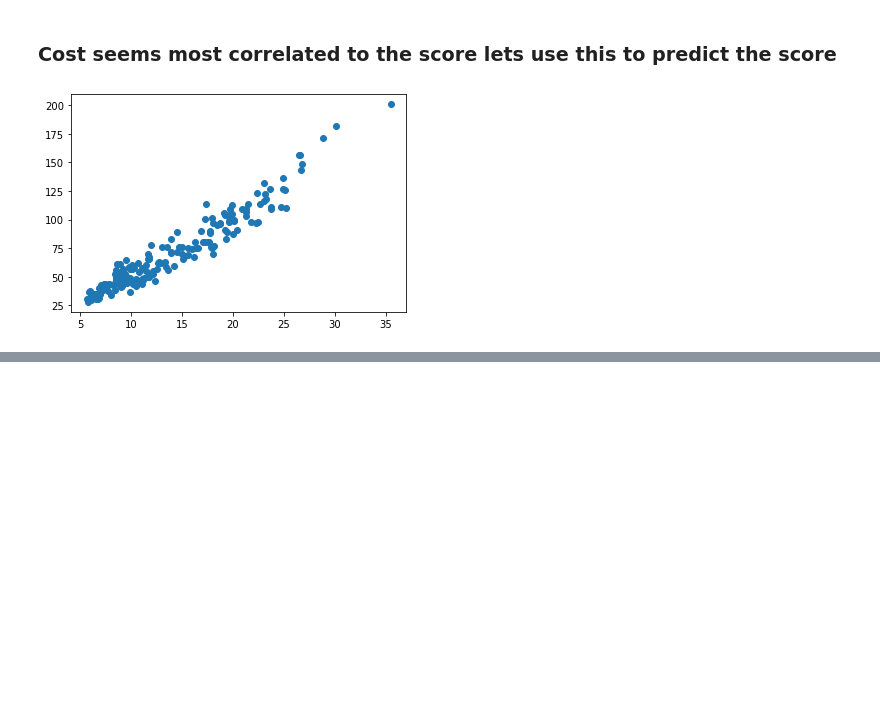
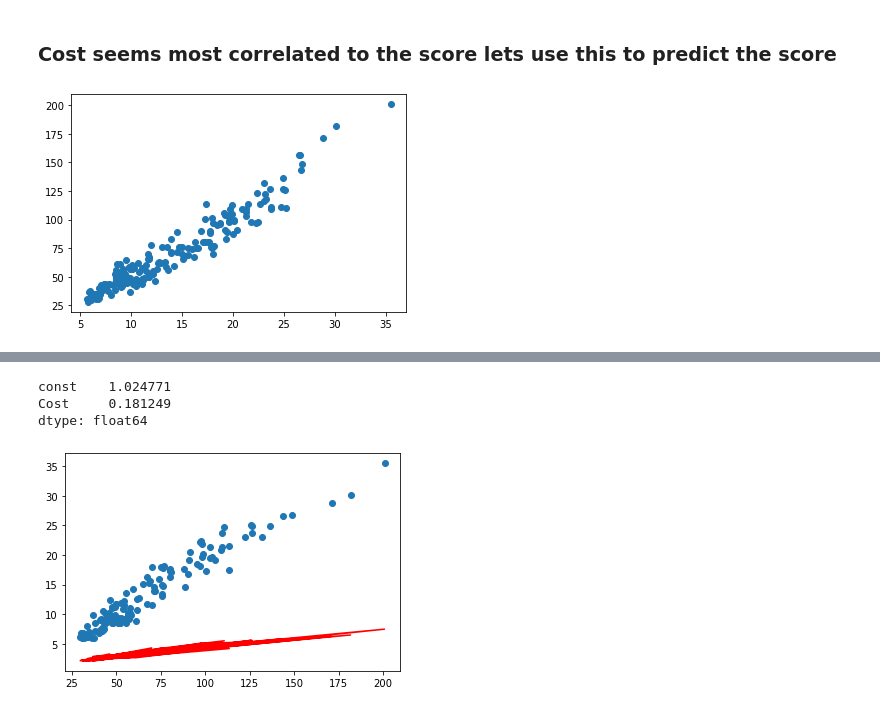
Before and after one commit to akollikonda/DS-Projects, a Jupyter notebook: notebooks/regression.ipynb, the cells around one changed output, grey strips where cells are left out. Drawn from its saved outputs; the diff is of its cells as text; code cells hidden in the pictures; blank space fills up the shorter version.

```diff
--- a/notebooks/regression.ipynb
+++ b/notebooks/regression.ipynb
@@ -130,2 +130,18 @@ OLS Regression Results
 Notes:
 [1] Standard Errors assume that the covariance matrix of the errors is correctly specified.
+# %%
+b0 = lr_1.params[0]
+b1 = lr_1.params[1]
+print(lr_1.params)
+# %% [output]
+const    1.024771
+Cost     0.181249
+dtype: float64
+# %%
+plt.scatter(X_train,y_train)
+
+plt.plot(X_train,b0+b1*y_train,'r')
+
+plt.show()
+# %% [output]
+[figure, added]
```
Also changed, not shown: parts of 6 cells of this notebook.
